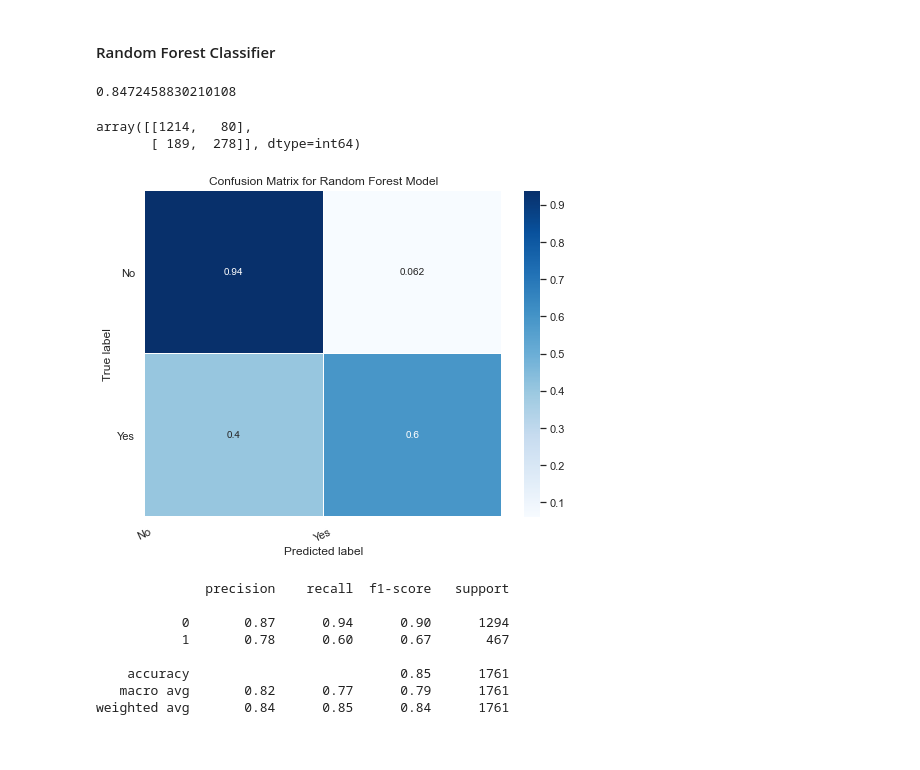
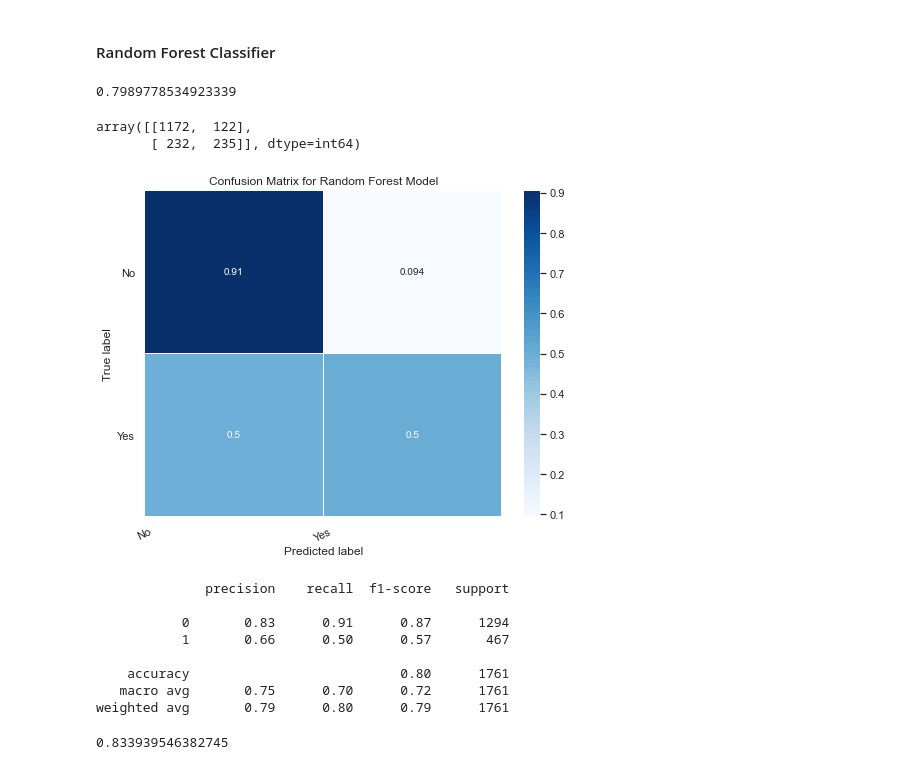
Before and after one commit to samarth-malhotra/Dissertation, a Jupyter notebook: Dissertation Project.ipynb, the cells around one changed output. Cells and saved outputs as stored; diff of their text form; code cells hidden in the pictures.

Commit message:
added all the models

```diff
--- a/Dissertation Project.ipynb
+++ b/Dissertation Project.ipynb
@@ -700,15 +701,24 @@ Naive Bayes: ROC AUC=0.823
 # As we have also observed in exploratory data analysis numerical features Tenure Months, Monthly Charges and Total Charges
 # are very important features to predict churn also categorical features Contract Month_to_month are likely to churn
 # The above obtained results are in line with the results obtained in EDA
+# %%
+features = x.columns.values
+scaler = MinMaxScaler(feature_range = (0,1))
+scaler.fit(x)
+X = pd.DataFrame(scaler.transform(x))
+X.columns = features
 # %%
 # Split features and target into train and test sets
-X_train, X_test, y_train, y_test = train_test_split(x, y, random_state=1, stratify=y)
+X_train, X_test, y_train, y_test = train_test_split(X, y, random_state=1, stratify=y)
+# %%
+# View accuracy score
+model = RandomForestClassifier()
+result = model.fit(X_train, y_train)
 # %%
-# View accuracy score
-y_pred_test = clf.predict(X_test)
+y_pred_test = model.predict(X_test)
 accuracy_score(y_test, y_pred_test)
 # %% [output]
-0.8472458830210108
+0.7989778534923339
 # %%
 # Here accuracy score is not a good measure as the dataset is unbalanced means that there are
 # more records which are not customer churn and therefore model is trained more to classify customer which did not churn
@@ -721,30 +731,30 @@ accuracy_score(y_test, y_pred_test)
 # View confusion matrix for test data and predictions
 confusion_matrix(y_test, y_pred_test)
 # %% [output]
-array([[1214,   80],
-       [ 189,  278]], dtype=int64)
+array([[1172,  122],
+       [ 232,  235]], dtype=int64)
 # %%
 # Plotting the confusion matrix
 # Get and reshape confusion matrix data
 plt.figure(figsize=(8, 6))
-matrix = confusion_matrix(y_test, y_pred_test, )
+matrix = confusion_matrix(y_test, y_pred_test)
 matrix = matrix.astype('float') / matrix.sum(axis=1)[:, np.newaxis]
 
 # Build the plot
 #plt.figure(figsize=(16,7))
 #sns.set(font_scale=1.4)
 sns.heatmap(matrix, annot=True, annot_kws={'size':10},
             cmap=plt.cm.Blues, linewidths=0.2)
 
 # Add labels to the plot
 class_names = ['No', 'Yes']
 tick_marks = np.arange(len(class_names))
 tick_marks2 = tick_marks + 0.5
 plt.xticks(tick_marks, class_names, rotation=25)
 plt.yticks(tick_marks2, class_names, rotation=0)
 plt.xlabel('Predicted label')
 plt.ylabel('True label')
 plt.title('Confusion Matrix for Random Forest Model')
 plt.show()
 # %% [output]
-[figure, old version]
+[figure, new version]
@@ -765,18 +775,20 @@ print(classification_report(y_test, y_pred_test))
 # %% [output]
               precision    recall  f1-score   support
 
-           0       0.87      0.94      0.90      1294
-           1       0.78      0.60      0.67       467
+           0       0.83      0.91      0.87      1294
+           1       0.66      0.50      0.57       467
 
-    accuracy                           0.85      1761
-   macro avg       0.82      0.77      0.79      1761
-weighted avg       0.84      0.85      0.84      1761
+    accuracy                           0.80      1761
+   macro avg       0.75      0.70      0.72      1761
+weighted avg       0.79      0.80      0.79      1761
 # %%
 # Here we can see that even though the accuracy score of the model is very high i.e 84.72 % but the actual percentage of
 # model accurately classifying the target class that is if customer churn is 0.78 %
 # %%
 # Similarly compute ROC curve and ROC area for each class
-roc_auc_score(y_test, clf.predict_proba(X_test)[:,1])
+roc_auc_score(y_test, model.predict_proba(X_test)[:,1])
+# %% [output]
+0.833939546382745
 # %%
 # Here the function takes both the true outcomes (0,1) from the test set and the predicted probabilities for the 1 class.
 # The function returns the false positive rates for each threshold, true positive rates for each threshold and thresholds.
```
Also changed, not shown: parts of 27 cells of this notebook.
